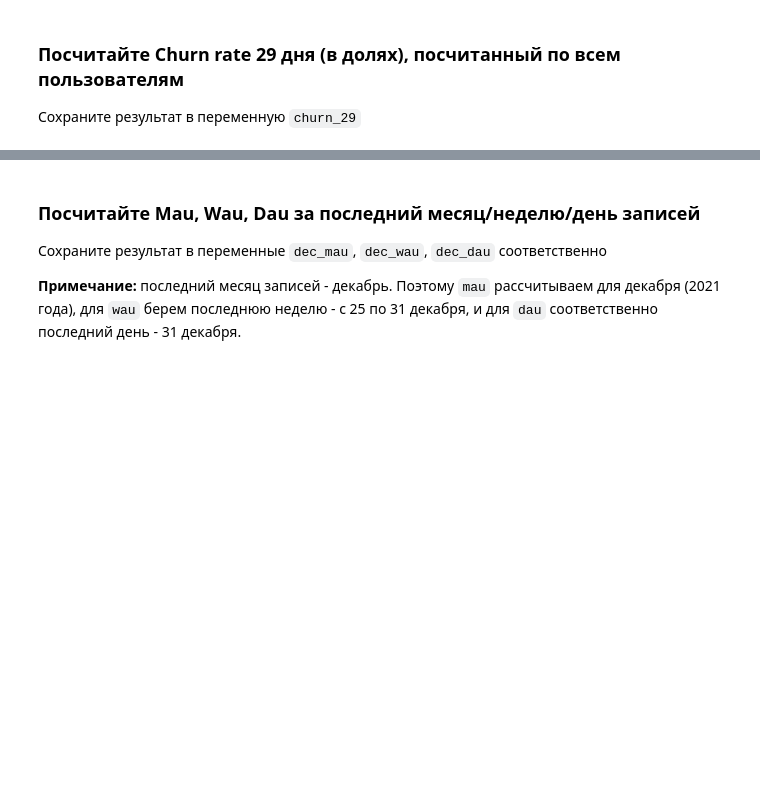
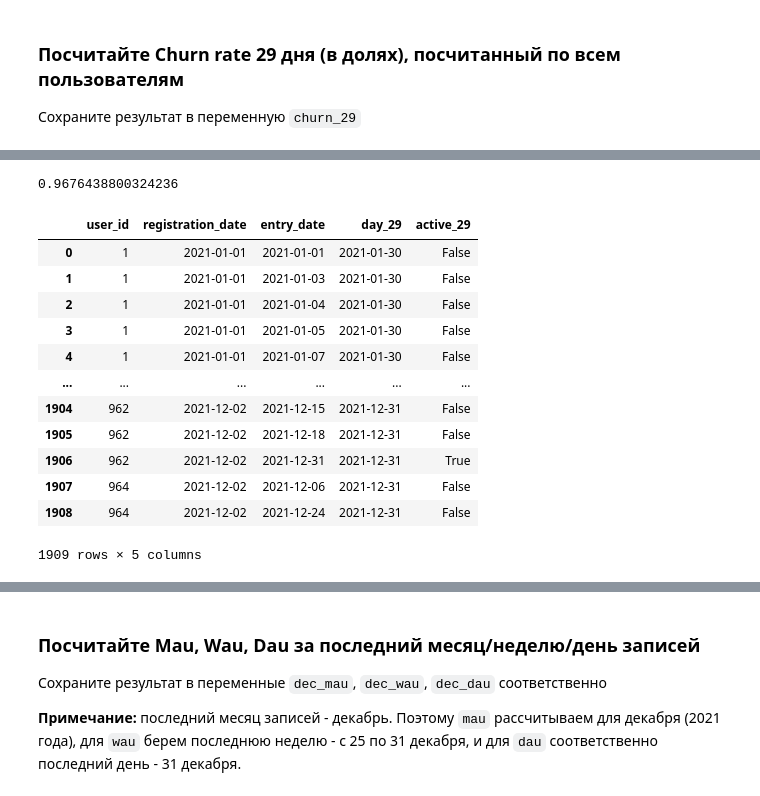
Before and after one commit to aleks-haksly/Simulative, a Jupyter notebook: Python/Третий_кейс.ipynb, the cells around one changed output, grey strips where cells are left out. Cells and saved outputs as stored; diff of their text form; code cells hidden in the pictures; blank space fills up the shorter version.

```diff
--- a/Python/Третий_кейс.ipynb
+++ b/Python/Третий_кейс.ipynb
@@ -154,7 +200,26 @@ else:
+# %%
+(test['user_id'].sum() - test['flag'].sum()) / test['user_id'].sum()
+# %% [output]
+0.9676438800324236
 # %%
-# Ваше решение
-data.drop_duplicates(inplace=True)
 data['day_29'] = data['registration_date'] + pd.DateOffset(days=29)
 data['active_29'] = (data['entry_date'] == data['day_29'])
-data.reset_index(inplace=True)
+data = data.query("day_29 <= '2021-12-31'")
+# %%
+# Ваше решение
+data
+# %% [output]
+|  | user_id | registration_date | entry_date | day_29 | active_29 |
+| 0 | 1 | 2021-01-01 | 2021-01-01 | 2021-01-30 | False |
+| 1 | 1 | 2021-01-01 | 2021-01-03 | 2021-01-30 | False |
+| 2 | 1 | 2021-01-01 | 2021-01-04 | 2021-01-30 | False |
+| 3 | 1 | 2021-01-01 | 2021-01-05 | 2021-01-30 | False |
+| 4 | 1 | 2021-01-01 | 2021-01-07 | 2021-01-30 | False |
+| ... | ... | ... | ... | ... | ... |
+| 1904 | 962 | 2021-12-02 | 2021-12-15 | 2021-12-31 | False |
+| 1905 | 962 | 2021-12-02 | 2021-12-18 | 2021-12-31 | False |
+| 1906 | 962 | 2021-12-02 | 2021-12-31 | 2021-12-31 | True |
+| 1907 | 964 | 2021-12-02 | 2021-12-06 | 2021-12-31 | False |
+| 1908 | 964 | 2021-12-02 | 2021-12-24 | 2021-12-31 | False |
+1909 rows × 5 columns
 # %%
```
Also changed, not shown: parts of 15 cells of this notebook.
